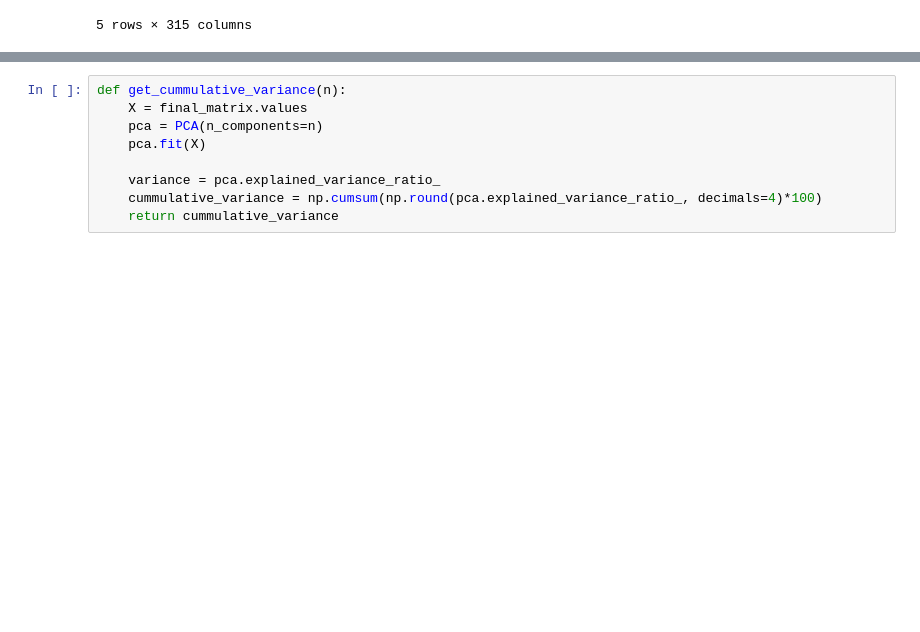
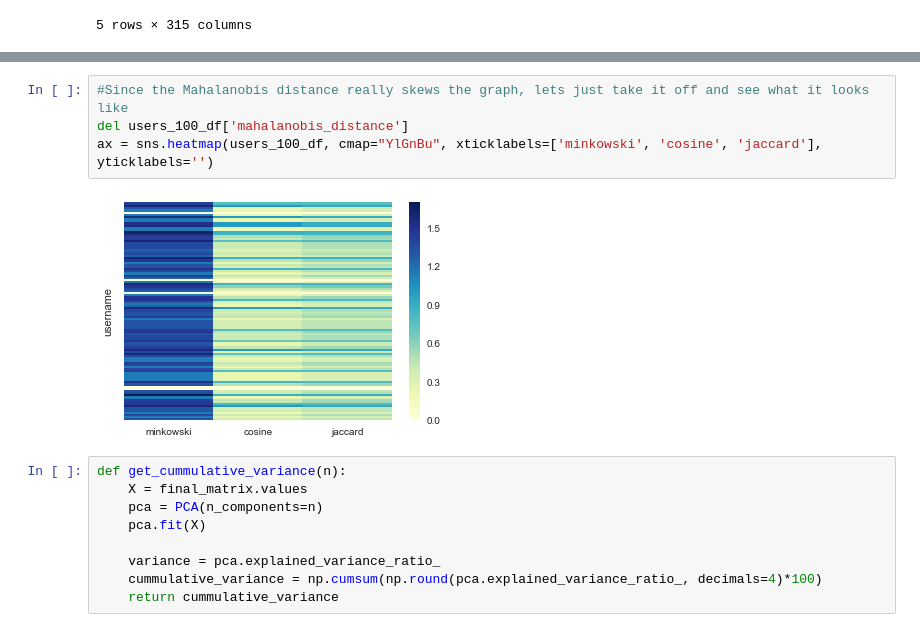
Before and after one commit to perlgirl2002/PCA-Distances, a Jupyter notebook: PCA.ipynb, the cells around one changed output, grey strips where cells are left out. Cells and saved outputs as stored; diff of their text form; blank space fills up the shorter version.

```diff
--- a/PCA.ipynb
+++ b/PCA.ipynb
@@ -283,3 +287,9 @@ users_100_df.head()
+# %%
+#Since the Mahalanobis distance really skews the graph, lets just take it off and see what it looks like
+del users_100_df['mahalanobis_distance']
+ax = sns.heatmap(users_100_df, cmap="YlGnBu", xticklabels=['minkowski', 'cosine', 'jaccard'], yticklabels='')
+# %% [output]
+[figure, added]
 # %%
 def get_cummulative_variance(n):
     X = final_matrix.values
```
Also changed, not shown: parts of 2 cells of this notebook.
